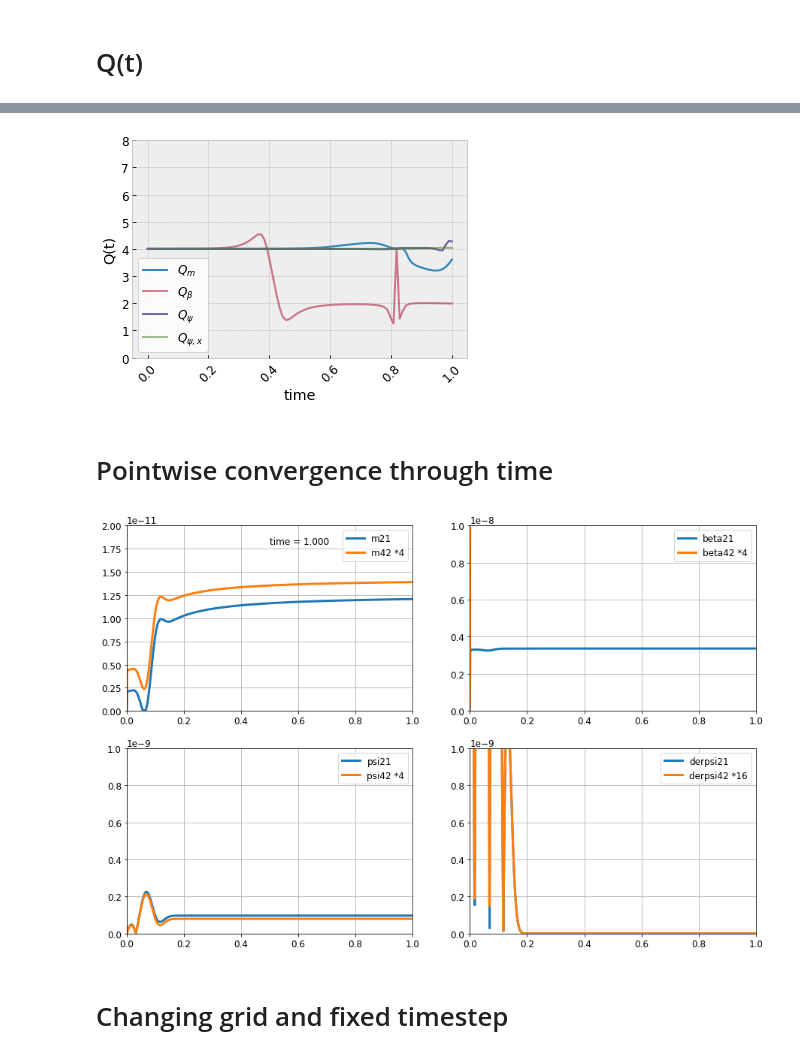
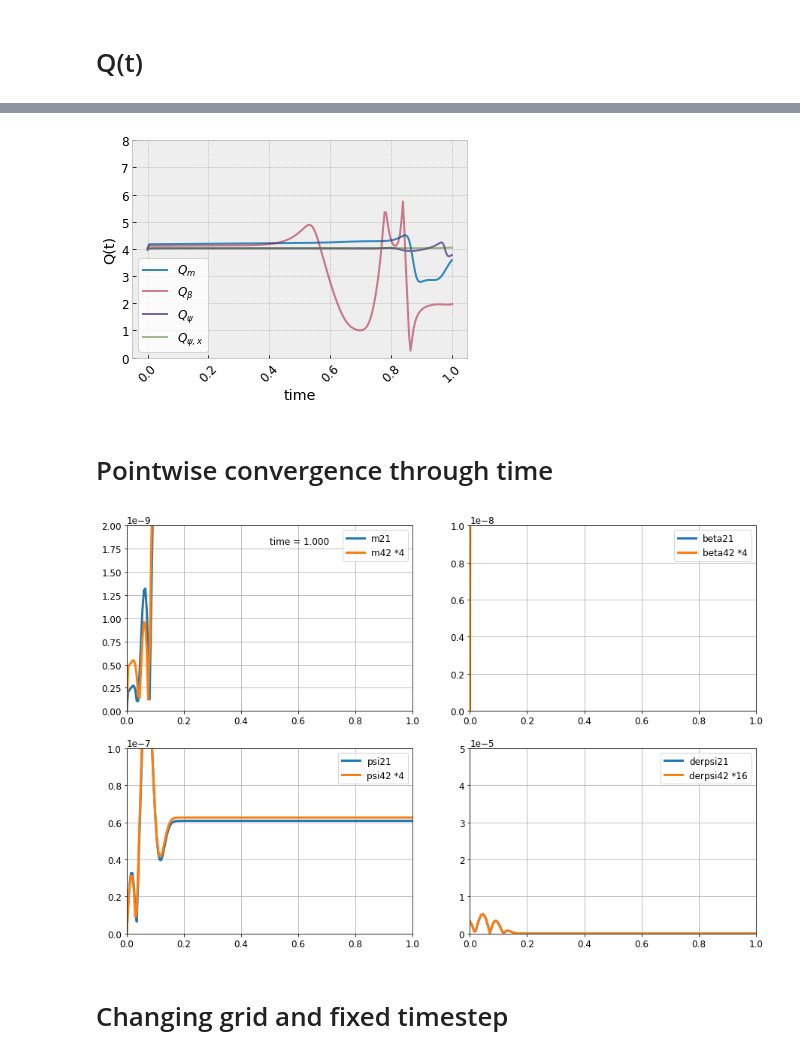
Before and after one commit to rita-png/gravitational-collapse, a Jupyter notebook: ScalarField/Convergence_ScalarField.ipynb, the cells around one changed output, grey strips where cells are left out. Cells and saved outputs as stored; diff of their text form; code cells hidden in the pictures.

```diff
--- a/ScalarField/Convergence_ScalarField.ipynb
+++ b/ScalarField/Convergence_ScalarField.ipynb
@@ -14,7 +14,7 @@ from scipy import interpolate
 # Reading data for 3 resolutions
 # %%
 res=[1,2,3]
-step=10
+step=1
 datam=[]
 databeta=[]
 datapsi=[]
@@ -354,7 +367,7 @@ plt.ylabel('Q(t)')
 #plt.savefig("myImage.png", format="png", dpi=2000,bbox_inches='tight')
 plt.show()
 # %% [output]
-[figure, old version]
+[figure, new version]
 # %% [markdown]
 # Pointwise convergence through time
 # %%
@@ -443,15 +456,15 @@ for j in range(0,2):
         ax[i][j].set_xlim(0, 1)
         ax[i][j].grid()
 #2th
-#ax[0][0].set_ylim(0, 2*10**(-9))
+ax[0][0].set_ylim(0, 2*10**(-9))
+ax[0][1].set_ylim(0, 10**(-8))
+ax[1][0].set_ylim(0, 10**(-7))
+ax[1][1].set_ylim(0, 5*10**(-5))
+#4th
+#ax[0][0].set_ylim(0, 2*10**(-11))
 #ax[0][1].set_ylim(0, 10**(-8))
-#ax[1][0].set_ylim(0, 10**(-7))
-#ax[1][1].set_ylim(0, 5*10**(-5))
-#4th
-ax[0][0].set_ylim(0, 2*10**(-11))
-ax[0][1].set_ylim(0, 10**(-8))
-ax[1][0].set_ylim(0, 10**(-9))
-ax[1][1].set_ylim(0, 10**(-9))
+#ax[1][0].set_ylim(0, 10**(-9))
+#ax[1][1].set_ylim(0, 10**(-9))
 
 line1, = ax[0][0].plot([], [], lw = 3)
 line2, = ax[0][0].plot([], [], lw = 3)
@@ -503,34 +516,34 @@ def animate(i):
     line6.set_data(x, y2)
     line5.set_label('psi21')
     line6.set_label('psi42 *4')
     ax[1][0].legend()
 
     # der psi
     x = plt_x1
     y = pw_derpsi_21[i]
     y2 = pw_derpsi_42[i]
     line7.set_data(x, y)
     line8.set_data(x, y2)
     line7.set_label('derpsi21')
     line8.set_label('derpsi42 *16')
     ax[1][1].legend()
 
     t=i*dx*step
     time_text.set_text('time = %.3f' % t)
 
     return line1,line2,line3,line4,line5,line6,line7,line8,time_text
 
 
 anim = FuncAnimation(fig, animate,
                     init_func = init,
                     frames = len(time_frame),
                     interval = 200,
                     blit = False,repeat=False)
 
 anim.save('pointwise.gif',
           writer = 'ffmpeg', fps = 2*4)
 # %% [output]
-[figure, old version]
+[figure, new version]
 # %% [markdown]
 # Changing grid and fixed timestep
 # %%
```
Also changed, not shown: parts of 9 cells of this notebook, 2 other files.
